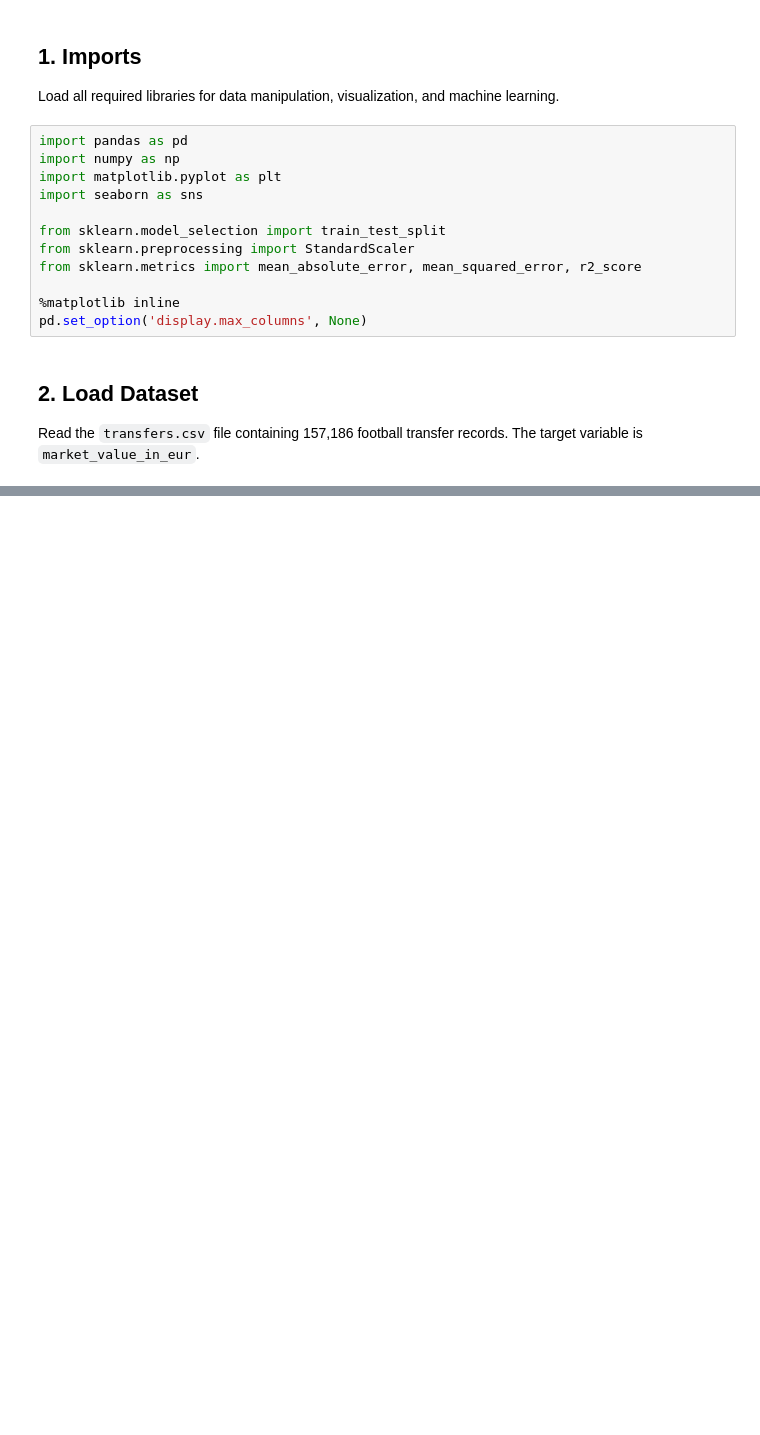
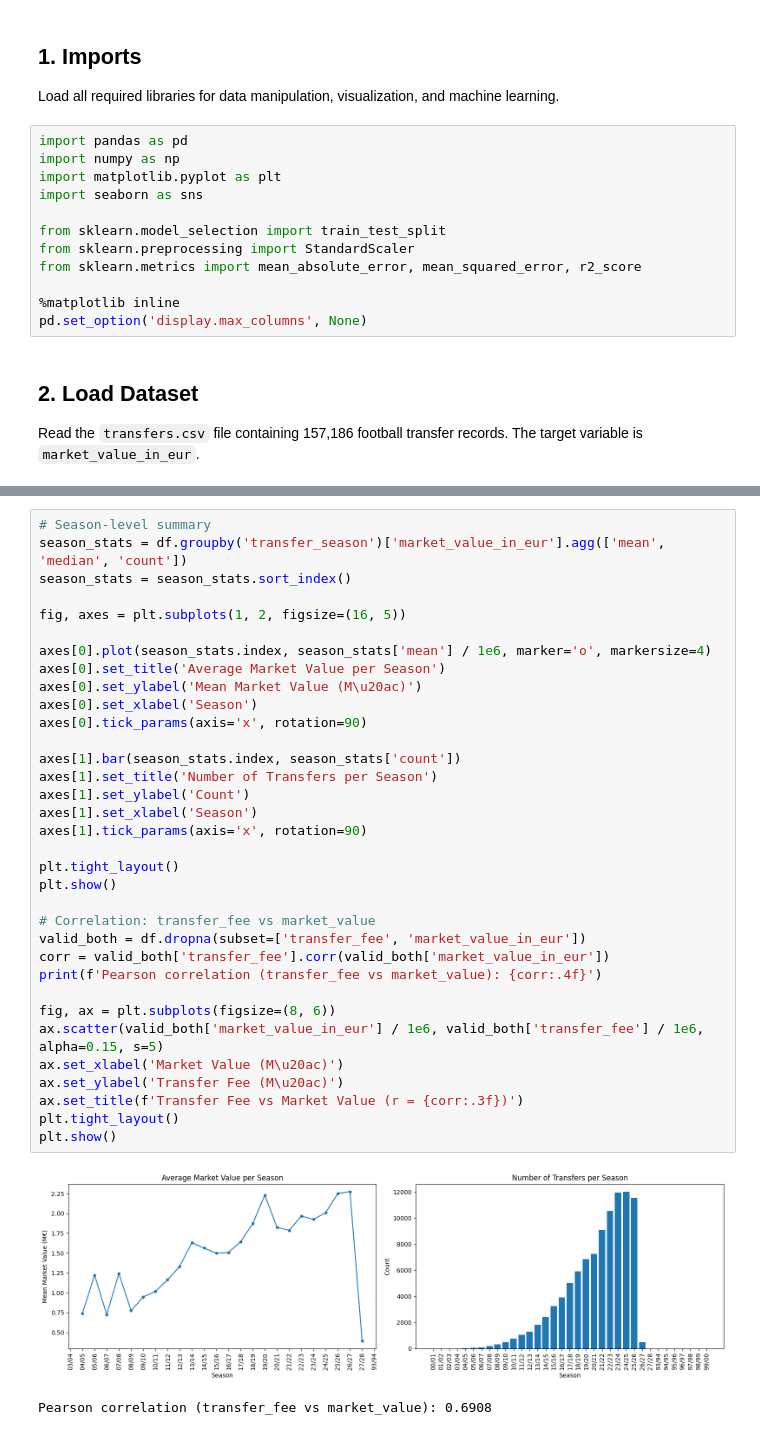
Before and after one commit to VillegasMich/football-transfer-ml, a Jupyter notebook: main.ipynb, the cells around one changed output, grey strips where cells are left out. Cells and saved outputs as stored; diff of their text form; blank space fills up the shorter version.

```diff
--- a/main.ipynb
+++ b/main.ipynb
@@ -107,0 +145,37 @@ Shape: (157186, 10)
+# %%
+# Season-level summary
+season_stats = df.groupby('transfer_season')['market_value_in_eur'].agg(['mean', 'median', 'count'])
+season_stats = season_stats.sort_index()
+
+fig, axes = plt.subplots(1, 2, figsize=(16, 5))
+
+axes[0].plot(season_stats.index, season_stats['mean'] / 1e6, marker='o', markersize=4)
+axes[0].set_title('Average Market Value per Season')
+axes[0].set_ylabel('Mean Market Value (M\u20ac)')
+axes[0].set_xlabel('Season')
+axes[0].tick_params(axis='x', rotation=90)
+
+axes[1].bar(season_stats.index, season_stats['count'])
+axes[1].set_title('Number of Transfers per Season')
+axes[1].set_ylabel('Count')
+axes[1].set_xlabel('Season')
+axes[1].tick_params(axis='x', rotation=90)
+
+plt.tight_layout()
+plt.show()
+
+# Correlation: transfer_fee vs market_value
+valid_both = df.dropna(subset=['transfer_fee', 'market_value_in_eur'])
+corr = valid_both['transfer_fee'].corr(valid_both['market_value_in_eur'])
+print(f'Pearson correlation (transfer_fee vs market_value): {corr:.4f}')
+
+fig, ax = plt.subplots(figsize=(8, 6))
+ax.scatter(valid_both['market_value_in_eur'] / 1e6, valid_both['transfer_fee'] / 1e6, alpha=0.15, s=5)
+ax.set_xlabel('Market Value (M\u20ac)')
+ax.set_ylabel('Transfer Fee (M\u20ac)')
+ax.set_title(f'Transfer Fee vs Market Value (r = {corr:.3f})')
+plt.tight_layout()
+plt.show()
+# %% [output]
+[figure, added]
+Pearson correlation (transfer_fee vs market_value): 0.6908
```
Also changed, not shown: parts of 24 cells of this notebook.
